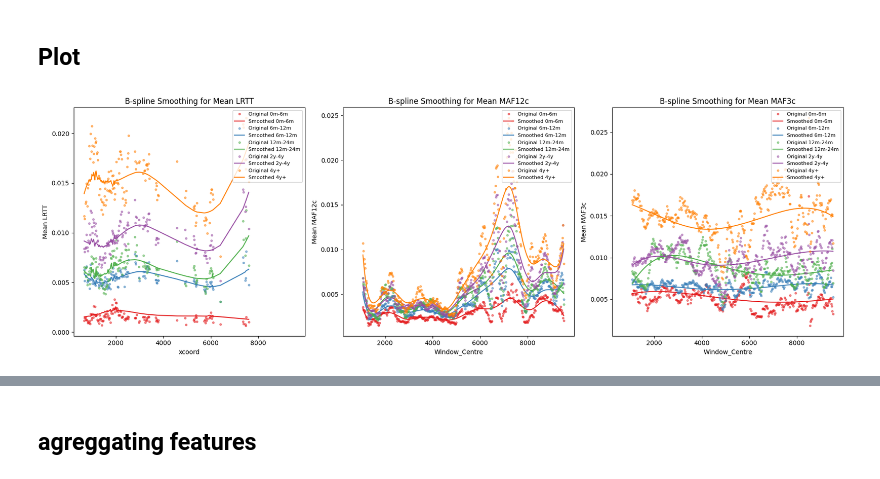
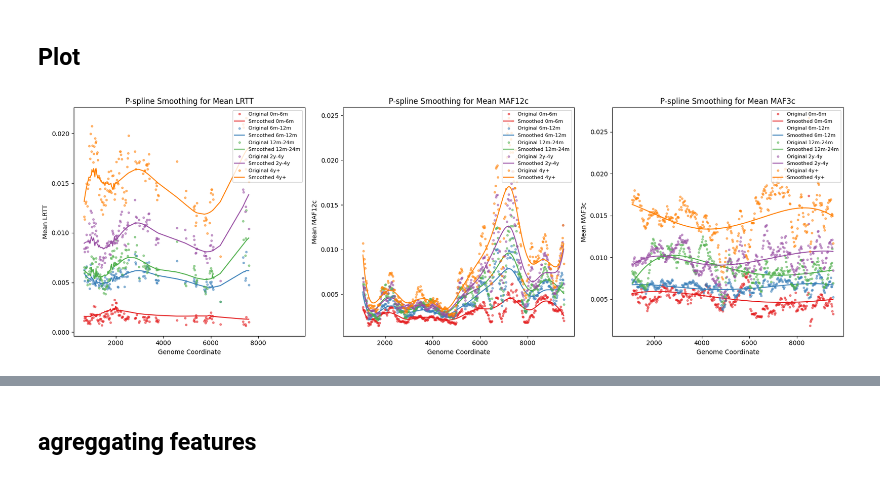
Before and after one commit to andreawickman/ic_research_project, a Jupyter notebook: 4_PSPLINE.ipynb, the cells around one changed output, grey strips where cells are left out. Drawn from its saved outputs; the diff is of its cells as text; code cells hidden in the pictures.

```diff
--- a/4_PSPLINE.ipynb
+++ b/4_PSPLINE.ipynb
@@ -146,0 +114,28 @@ def apply_pspline_smoothing(df, x, y, num_knots, lambda_penalty):
+# %%
+smoothed_lrtt_train, coefficients_lrtt_train = apply_pspline_smoothing(train_phylo, 'xcoord', 'normalised.largest.rtt', 12, lambda_penalty = 10)
+# %%
+# Adding smoothed values to the DataFrame
+train_phylo['smoothed_lrtt'] = smoothed_lrtt_train
+
+mean_values = train_phylo.groupby(['TSI_category', 'xcoord']).agg({
+    'normalised.largest.rtt': 'mean',
+    'smoothed_lrtt': 'mean'
+}).reset_index()
+
+# Plotting
+fig, axs = plt.subplots(1, 3, figsize=(18, 6), sharex=True)
+palette = sns.color_palette("Set1", n_colors=5)
+
+# Plot for normalised.largest.rtt
+for i, category in enumerate(mean_values['TSI_category'].unique()):
+    category_df = mean_values[mean_values['TSI_category'] == category]
+    axs[0].plot(category_df['xcoord'], category_df['normalised.largest.rtt'], 'o', markersize=3, label=f'Original {category}', color=palette[i], alpha=0.5)
+    axs[0].plot(category_df['xcoord'], category_df['smoothed_lrtt'], '-', label=f'Smoothed {category}', color=palette[i])
+
+axs[0].set_xlabel('xcoord')
+axs[0].set_ylabel('Mean LRTT')
+axs[0].legend(loc='upper right', fontsize=8)
+axs[0].set_title('B-spline Smoothing for Mean LRTT')
+
+plt.tight_layout()
+plt.show()
@@ -148,11 +152,11 @@ def apply_pspline_smoothing(df, x, y, num_knots, lambda_penalty):
 lambda_penalty = 1.0
 
 # Apply P-spline smoothing
-smoothed_lrtt_train, coefficients_lrtt_train = apply_pspline_smoothing(train_phylo, 'xcoord', 'normalised.largest.rtt', 12, lambda_penalty)
+smoothed_lrtt_train, coefficients_lrtt_train = apply_pspline_smoothing(train_phylo, 'xcoord', 'normalised.largest.rtt', 13, lambda_penalty)
 smoothed_maf12c_train, coefficients_maf12c_train = apply_pspline_smoothing(train_maf, 'Window_Centre', 'MAF12c_Mean', 20, lambda_penalty)
 smoothed_maf3c_train, coefficients_maf3c_train = apply_pspline_smoothing(train_maf, 'Window_Centre', 'MAF3c_Mean', 4, lambda_penalty)
 
-smoothed_lrtt_test, coefficients_lrtt_test = apply_pspline_smoothing(test_phylo, 'xcoord', 'normalised.largest.rtt', 12, lambda_penalty)
+smoothed_lrtt_test, coefficients_lrtt_test = apply_pspline_smoothing(test_phylo, 'xcoord', 'normalised.largest.rtt', 13, lambda_penalty)
 smoothed_maf12c_test, coefficients_maf12c_test = apply_pspline_smoothing(test_maf, 'Window_Centre', 'MAF12c_Mean', 20, lambda_penalty)
 smoothed_maf3c_test, coefficients_maf3c_test = apply_pspline_smoothing(test_maf, 'Window_Centre', 'MAF3c_Mean', 4, lambda_penalty)
 
@@ -204,37 +208,37 @@ palette = sns.color_palette("Set1", n_colors=5)
 # Plot for normalised.largest.rtt
 for i, category in enumerate(mean_values['TSI_category'].unique()):
     category_df = mean_values[mean_values['TSI_category'] == category]
     axs[0].plot(category_df['xcoord'], category_df['normalised.largest.rtt'], 'o', markersize=3, label=f'Original {category}', color=palette[i], alpha=0.5)
     axs[0].plot(category_df['xcoord'], category_df['smoothed_lrtt'], '-', label=f'Smoothed {category}', color=palette[i])
 
-axs[0].set_xlabel('xcoord')
+axs[0].set_xlabel('Genome Coordinate')
 axs[0].set_ylabel('Mean LRTT')
 axs[0].legend(loc='upper right', fontsize=8)
-axs[0].set_title('B-spline Smoothing for Mean LRTT')
+axs[0].set_title('P-spline Smoothing for Mean LRTT')
 
 # Plot for MAF12c_Mean
 for i, category in enumerate(mean_values_maf['TSI_category'].unique()):
     category_df = mean_values_maf[mean_values_maf['TSI_category'] == category]
     axs[1].plot(category_df['Window_Centre'], category_df['MAF12c_Mean'], 'o', markersize=3, label=f'Original {category}', color=palette[i], alpha=0.5)
     axs[1].plot(category_df['Window_Centre'], category_df['smoothed_maf12c'], '-', label=f'Smoothed {category}', color=palette[i])
 
-axs[1].set_xlabel('Window_Centre')
+axs[1].set_xlabel('Genome Coordinate')
 axs[1].set_ylabel('Mean MAF12c')
 axs[1].legend(loc='upper right', fontsize=8)
-axs[1].set_title('B-spline Smoothing for Mean MAF12c')
+axs[1].set_title('P-spline Smoothing for Mean MAF12c')
 
 # Plot for MAF3c_Mean
 for i, category in enumerate(mean_values_maf['TSI_category'].unique()):
     category_df = mean_values_maf[mean_values_maf['TSI_category'] == category]
     axs[2].plot(category_df['Window_Centre'], category_df['MAF3c_Mean'], 'o', markersize=3, label=f'Original {category}', color=palette[i], alpha=0.5)
     axs[2].plot(category_df['Window_Centre'], category_df['smoothed_maf3c'], '-', label=f'Smoothed {category}', color=palette[i])
 
-axs[2].set_xlabel('Window_Centre')
+axs[2].set_xlabel('Genome Coordinate')
 axs[2].set_ylabel('Mean MAF3c')
 axs[2].legend(loc='upper right', fontsize=8)
-axs[2].set_title('B-spline Smoothing for Mean MAF3c')
+axs[2].set_title('P-spline Smoothing for Mean MAF3c')
 
 plt.tight_layout()
 plt.show()
 # %% [output]
-[figure, old version]
+[figure, new version]
```
Also changed, not shown: parts of 7 cells of this notebook, 6 other files.
